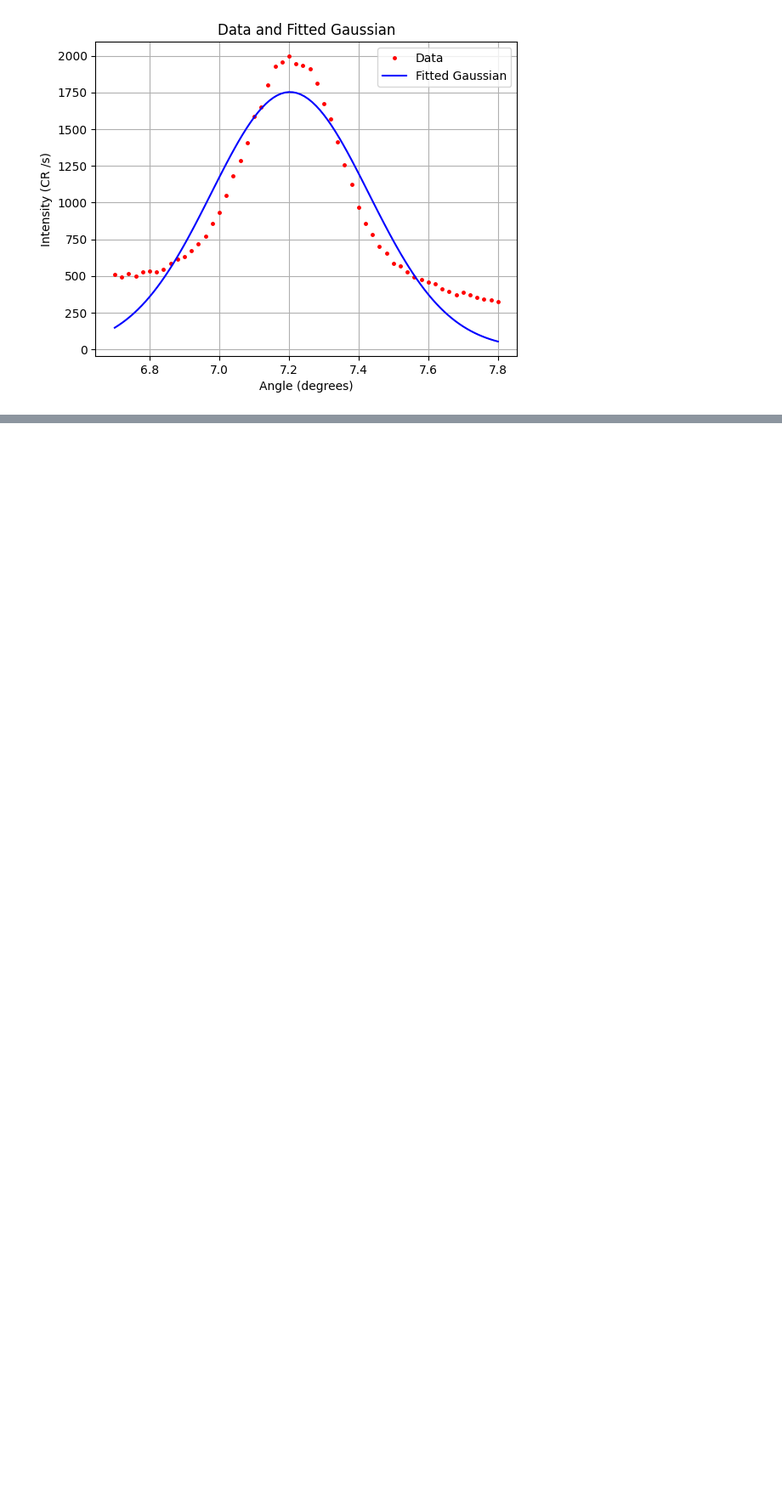
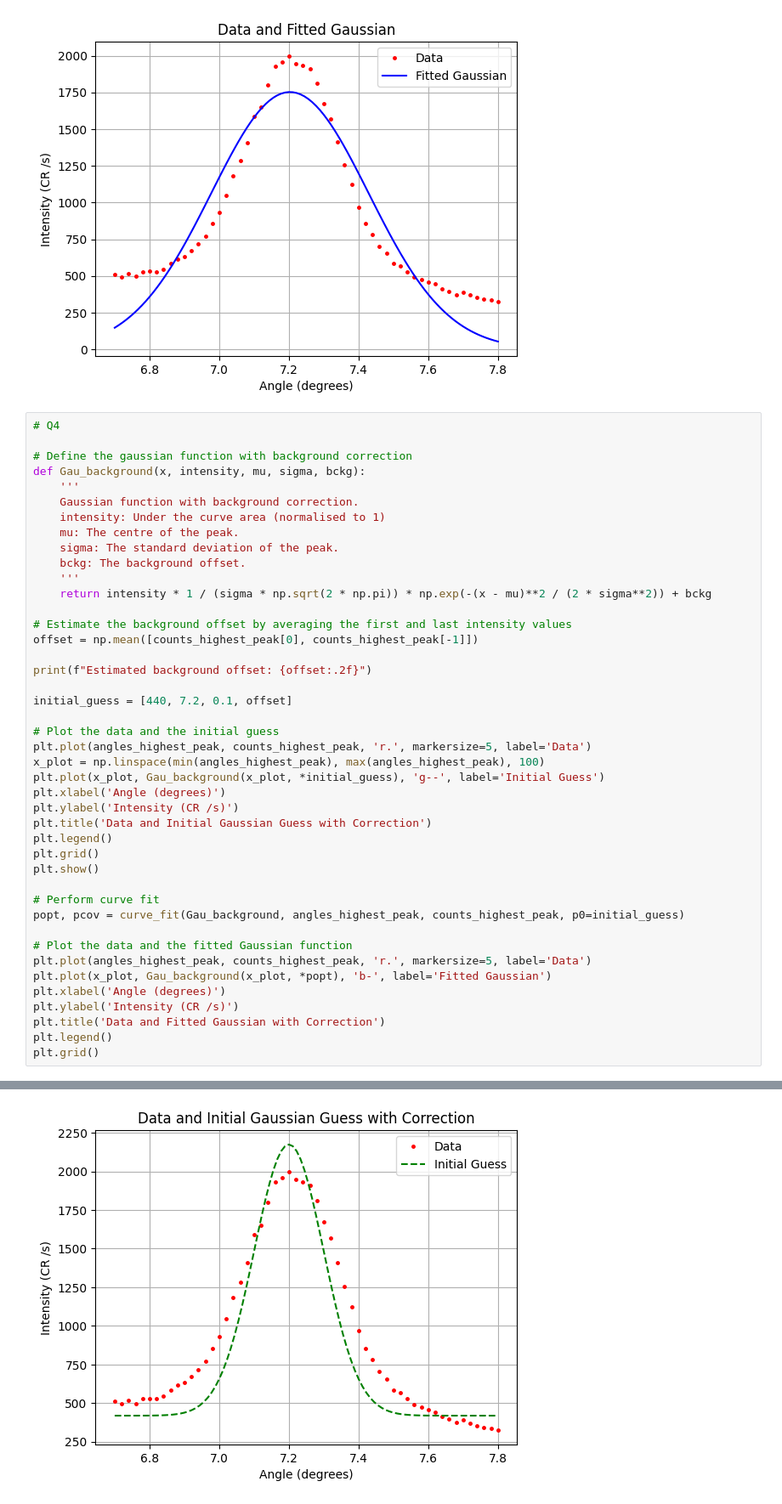
Before and after one commit to PX2145-2025/week-4-b-Morgan-Howard-Reuben, a Jupyter notebook: Curvefit.ipynb, the cells around one changed output, grey strips where cells are left out. Shown: that part at 85% size. Saved outputs shown, nothing was run; the diff lists cells and outputs as text; blank space fills up the shorter version.

```diff
--- a/Curvefit.ipynb
+++ b/Curvefit.ipynb
@@ -423,3 +423,47 @@ plt.grid()
 # %% [output]
 [figure]
 [figure]
+# %%
+# Q4
+
+# Define the gaussian function with background correction
+def Gau_background(x, intensity, mu, sigma, bckg):
+    '''
+    Gaussian function with background correction.
+    intensity: Under the curve area (normalised to 1)
+    mu: The centre of the peak.
+    sigma: The standard deviation of the peak.
+    bckg: The background offset.
+    '''
+    return intensity * 1 / (sigma * np.sqrt(2 * np.pi)) * np.exp(-(x - mu)**2 / (2 * sigma**2)) + bckg
+
+# Estimate the background offset by averaging the first and last intensity values
+offset = np.mean([counts_highest_peak[0], counts_highest_peak[-1]])
+
+print(f"Estimated background offset: {offset:.2f}")
+
+initial_guess = [440, 7.2, 0.1, offset]
+
+# Plot the data and the initial guess
+plt.plot(angles_highest_peak, counts_highest_peak, 'r.', markersize=5, label='Data')
+x_plot = np.linspace(min(angles_highest_peak), max(angles_highest_peak), 100)
+plt.plot(x_plot, Gau_background(x_plot, *initial_guess), 'g--', label='Initial Guess')
+plt.xlabel('Angle (degrees)')
+plt.ylabel('Intensity (CR /s)')
+plt.title('Data and Initial Gaussian Guess with Correction')
+plt.legend()
+plt.grid()
+plt.show()
+
+# Perform curve fit
+popt, pcov = curve_fit(Gau_background, angles_highest_peak, counts_highest_peak, p0=initial_guess)
+
+# Plot the data and the fitted Gaussian function
+plt.plot(angles_highest_peak, counts_highest_peak, 'r.', markersize=5, label='Data')
+plt.plot(x_plot, Gau_background(x_plot, *popt), 'b-', label='Fitted Gaussian')
+plt.xlabel('Angle (degrees)')
+plt.ylabel('Intensity (CR /s)')
+plt.title('Data and Fitted Gaussian with Correction')
+plt.legend()
+plt.grid()
+# %% [output]
@@ -425,0 +471 @@ plt.grid()
+[figure, added]
```
Also changed, not shown: parts of 1 cell of this notebook.
